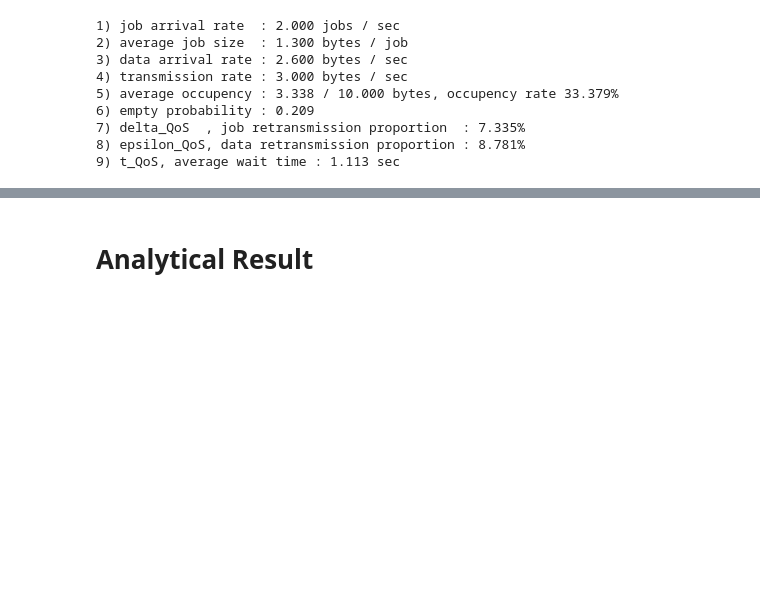
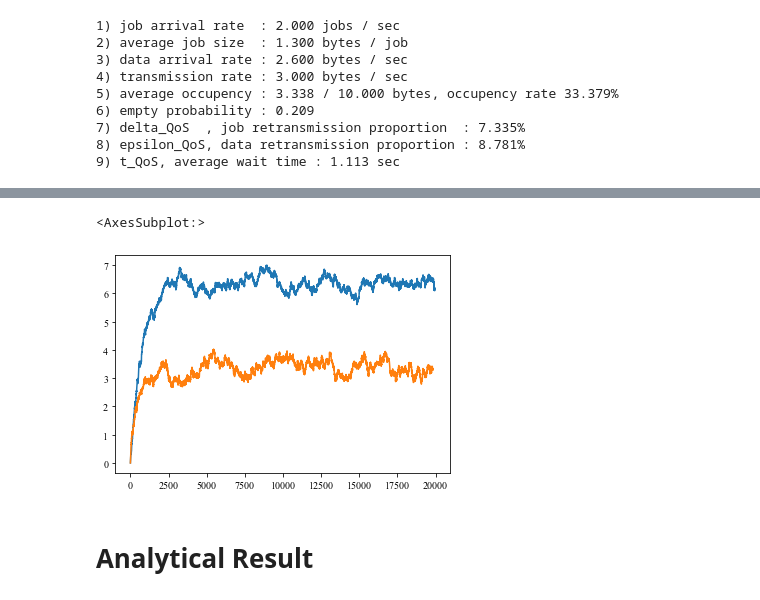
Before and after one commit to Ha00y/proj-buffer, a Jupyter notebook: Simul.ipynb, the cells around one changed output, grey strips where cells are left out. Cells and saved outputs as stored; diff of their text form; code cells hidden in the pictures; blank space fills up the shorter version.

```diff
--- a/Simul.ipynb
+++ b/Simul.ipynb
@@ -2,12 +2,22 @@
 import math as mth
 import numpy as np
 import pandas as pd
+import dill
 import scipy.integrate as spi
 import matplotlib.pyplot as plt
 from matplotlib import cm
 from matplotlib.ticker import LinearLocator
 from tqdm.notebook import tqdm
 plt.rcParams['font.family'] = 'Times New Roman'
+
+plt.rcParams['font.family'] = 'Times New Roman'
+def Savepickle(obj, doc_path):
+  with open(doc_path, 'wb') as file:
+         dill.dump(obj, file)
+
+def Readpickle(doc_path):
+    with open(doc_path, 'rb') as file:
+        return dill.load(file)
 # %%
 class BufferSize() :
 
@@ -119,3 +248,12 @@ model.fit_PR(display=True)
+# %%
+simu_result_slow_transmission = Readpickle('./simu_result_slow_transmission.pkl')
+simu_result_fast_transmission = Readpickle('./simu_result_fast_transmission.pkl')
+# %%
+simu_result_slow_transmission.iloc[:,1:].mean(axis=1).plot()
+simu_result_fast_transmission.iloc[:,1:].mean(axis=1).plot()
+# %% [output]
+<AxesSubplot:>
+[figure, added]
 # %% [markdown]
 # Analytical Result
 # %% [markdown]
```
Also changed, not shown: parts of 4 cells of this notebook.
